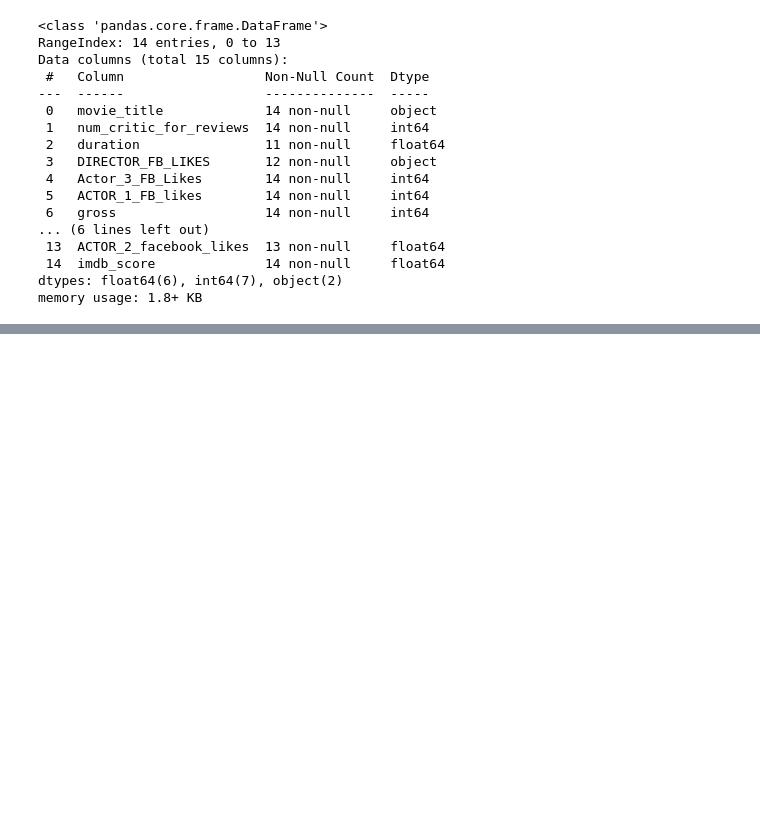
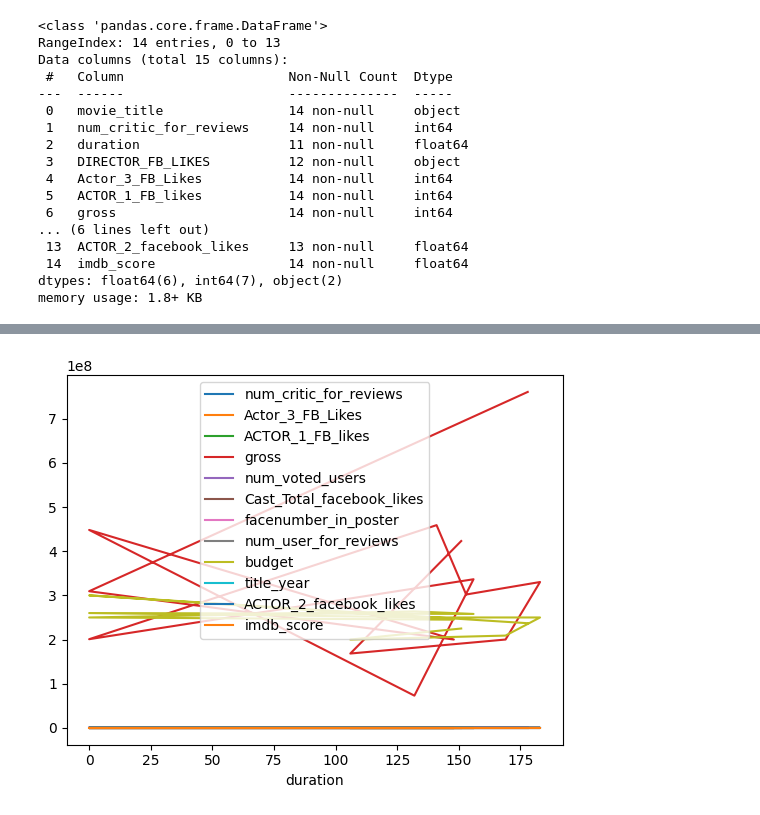
Before and after one commit to singammanasvi9440/Data_Analysis, a Jupyter notebook: Data_cleaning_2.ipynb, the cells around one changed output, grey strips where cells are left out. Cells and saved outputs as stored; diff of their text form; code cells hidden in the pictures; blank space fills up the shorter version.

```diff
--- a/Data_cleaning_2.ipynb
+++ b/Data_cleaning_2.ipynb
@@ -106,0 +186,6 @@ memory usage: 1.8+ KB
+# %%
+import matplotlib.pyplot as plt
+df.plot('duration')
+plt.show()
+# %% [output]
+[figure, added]
```
Also changed, not shown: parts of 13 cells of this notebook.
